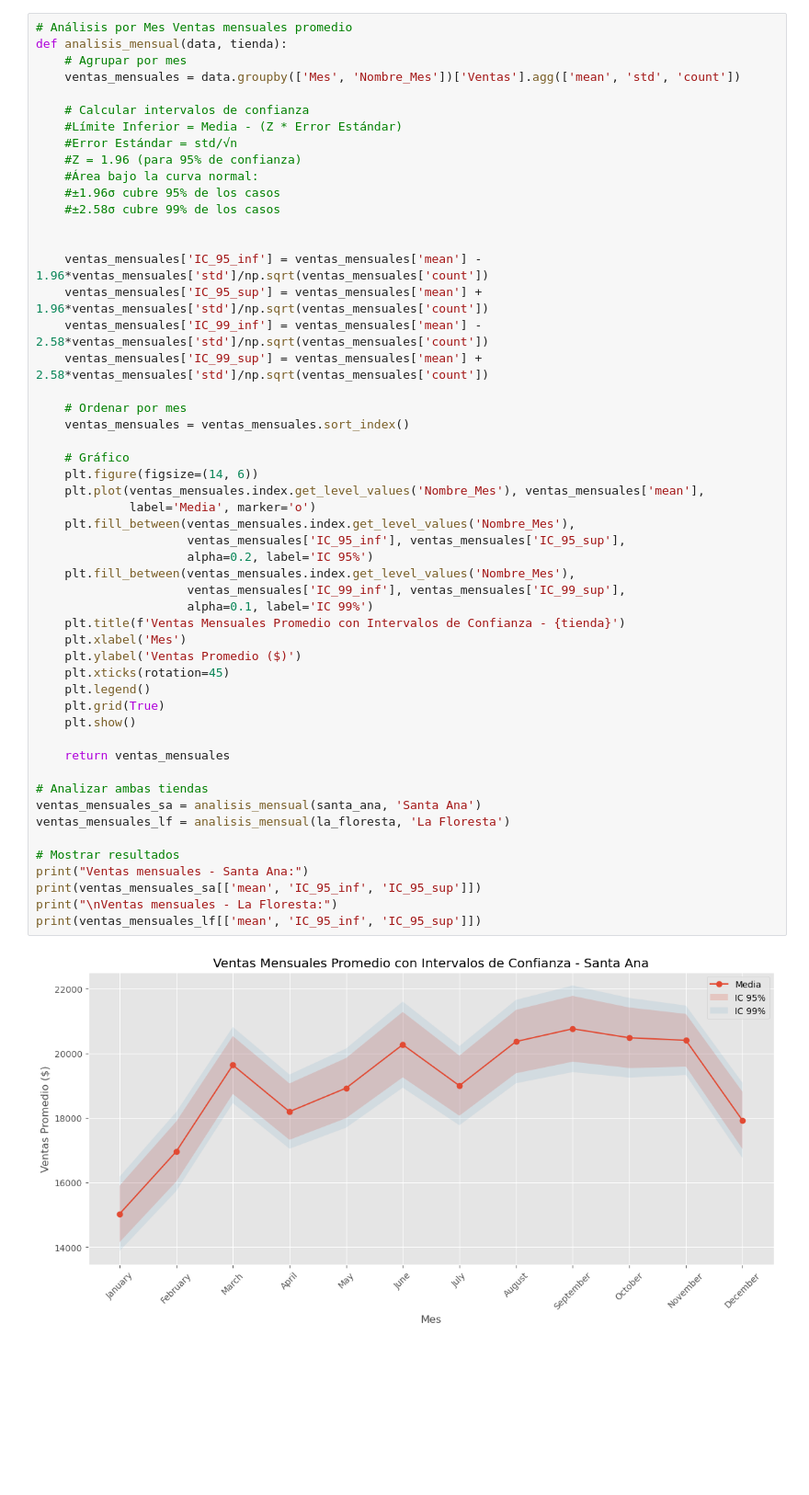
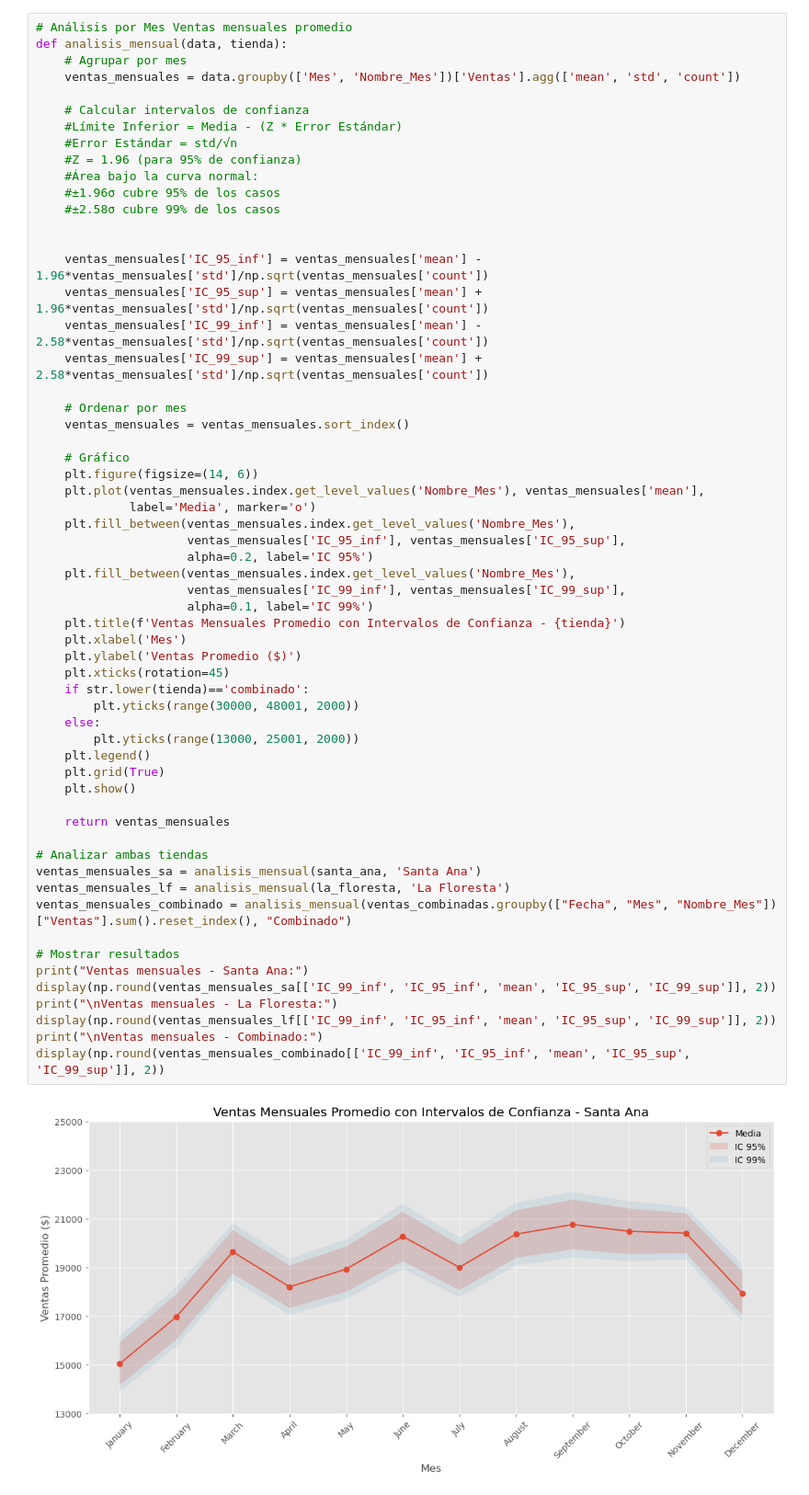
Before and after one commit to pmealla/CEIA-PEIA-TPFINAL, a Jupyter notebook: TPFinal_prob.ipynb, the cells around one changed output. Shown at 92% size. Cells and saved outputs as stored; diff of their text form; blank space fills up the shorter version.

```diff
--- a/TPFinal_prob.ipynb
+++ b/TPFinal_prob.ipynb
@@ -229,33 +288,40 @@ def analisis_mensual(data, tienda):
     ventas_mensuales = ventas_mensuales.sort_index()
 
     # Gráfico
     plt.figure(figsize=(14, 6))
     plt.plot(ventas_mensuales.index.get_level_values('Nombre_Mes'), ventas_mensuales['mean'],
              label='Media', marker='o')
     plt.fill_between(ventas_mensuales.index.get_level_values('Nombre_Mes'),
                      ventas_mensuales['IC_95_inf'], ventas_mensuales['IC_95_sup'],
                      alpha=0.2, label='IC 95%')
     plt.fill_between(ventas_mensuales.index.get_level_values('Nombre_Mes'),
                      ventas_mensuales['IC_99_inf'], ventas_mensuales['IC_99_sup'],
                      alpha=0.1, label='IC 99%')
     plt.title(f'Ventas Mensuales Promedio con Intervalos de Confianza - {tienda}')
     plt.xlabel('Mes')
     plt.ylabel('Ventas Promedio ($)')
     plt.xticks(rotation=45)
+    if str.lower(tienda)=='combinado':
+        plt.yticks(range(30000, 48001, 2000))
+    else:
+        plt.yticks(range(13000, 25001, 2000))
     plt.legend()
     plt.grid(True)
     plt.show()
 
     return ventas_mensuales
 
 # Analizar ambas tiendas
 ventas_mensuales_sa = analisis_mensual(santa_ana, 'Santa Ana')
 ventas_mensuales_lf = analisis_mensual(la_floresta, 'La Floresta')
+ventas_mensuales_combinado = analisis_mensual(ventas_combinadas.groupby(["Fecha", "Mes", "Nombre_Mes"])["Ventas"].sum().reset_index(), "Combinado")
 
 # Mostrar resultados
 print("Ventas mensuales - Santa Ana:")
-print(ventas_mensuales_sa[['mean', 'IC_95_inf', 'IC_95_sup']])
+display(np.round(ventas_mensuales_sa[['IC_99_inf', 'IC_95_inf', 'mean', 'IC_95_sup', 'IC_99_sup']], 2))
 print("\nVentas mensuales - La Floresta:")
-print(ventas_mensuales_lf[['mean', 'IC_95_inf', 'IC_95_sup']])
+display(np.round(ventas_mensuales_lf[['IC_99_inf', 'IC_95_inf', 'mean', 'IC_95_sup', 'IC_99_sup']], 2))
+print("\nVentas mensuales - Combinado:")
+display(np.round(ventas_mensuales_combinado[['IC_99_inf', 'IC_95_inf', 'mean', 'IC_95_sup', 'IC_99_sup']], 2))
 # %% [output]
-[figure, old version]
+[figure, new version]
```
Also changed, not shown: parts of 21 cells of this notebook.
